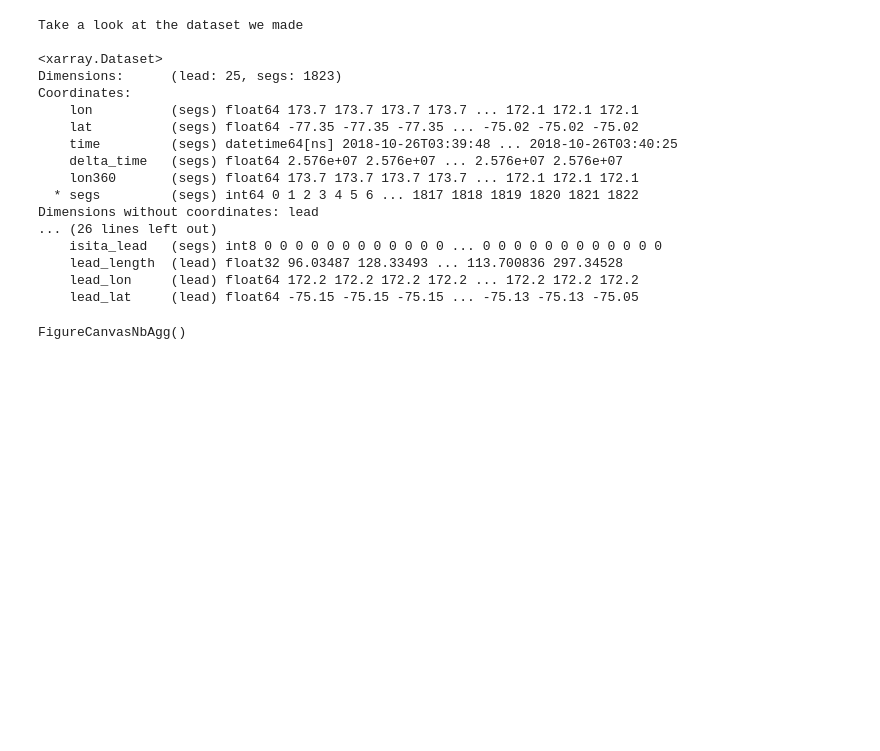
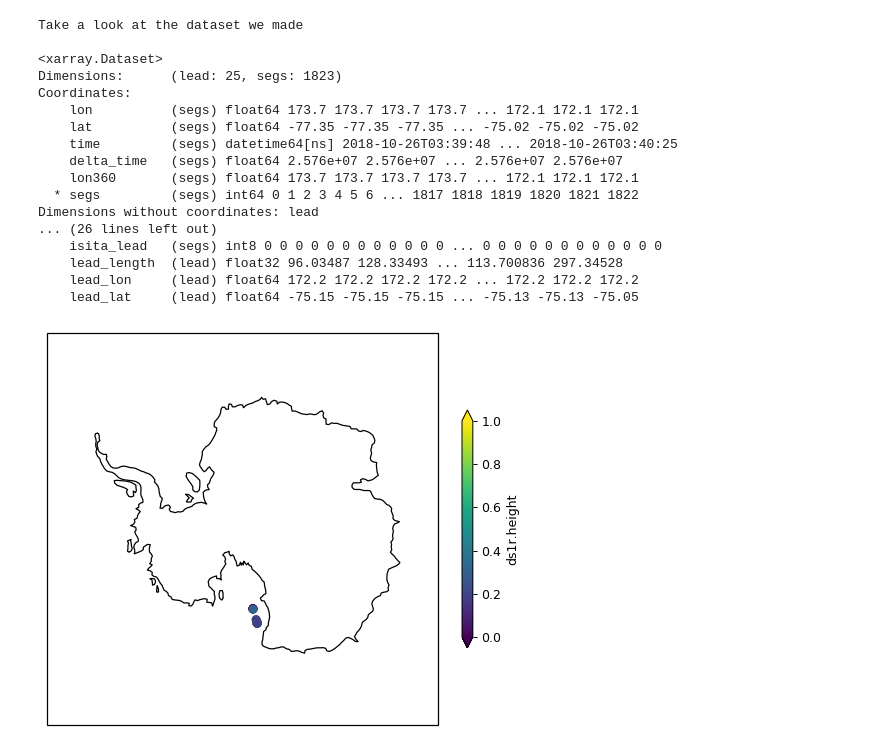
Before and after one commit to ICESAT-2HackWeek/Floes-are-Swell, a Jupyter notebook: Xi_Ross_Sea/ReadATL10IntoXarray.ipynb, the cells around one changed output. Saved outputs shown, nothing was run; the diff lists cells and outputs as text; code cells hidden in the pictures; blank space fills up the shorter version.

Commit message:
plot out

```diff
--- a/Xi_Ross_Sea/ReadATL10IntoXarray.ipynb
+++ b/Xi_Ross_Sea/ReadATL10IntoXarray.ipynb
@@ -133,8 +133,30 @@ Dimensions without coordinates: lead
 # %%
 #%matplotlib inline
 #plt.hist(ds1r.lead_length);
-%matplotlib widget
-plt.plot(ds1r.lat,ds1r.freeboard,'r-');
-plt.ylim(0,4);
+# %matplotlib widget
+# plt.plot(ds1r.lat,ds1r.freeboard,'r-');
+# plt.ylim(0,4);
-# %% [output]
-FigureCanvasNbAgg()
+# %%
+%matplotlib inline
+
+var='ds1r.height'
+#dF07.along_track_distance
+plt.figure(figsize=(7,7), dpi= 90)
+# Make a new projection "NorthPolarStereo"
+ax = plt.axes(projection=ccrs.SouthPolarStereo(true_scale_latitude=70))
+tmp=ds1r.height<1e6
+elev=ds1r.height.where(tmp)
+lat=ds1r.lat.where(tmp)
+#plt.scatter(ds1r.lon,ds1r.lat,c=ds1r.height, cmap='viridis', transform=ccrs.PlateCarree())
+plt.scatter(ds1r.lon[::20],ds1r.lat[::20],c=elev[::20], cmap='viridis', vmin=0, vmax=1, transform=ccrs.PlateCarree())
+#plt.pcolormesh(lons, lats, tile_to_plot,
+#               transform=ccrs.PlateCarree());
+
+ax.coastlines()
+#ax.drawmeridians()
+plt.colorbar(label=var, shrink=0.5, extend='both')
+
+# Limit the map to -60 degrees latitude and below.
+ax.set_extent([-180, 180, -60, -90], ccrs.PlateCarree())
+# %% [output]
+[figure, added]
```
Also changed, not shown: parts of 5 cells of this notebook.
